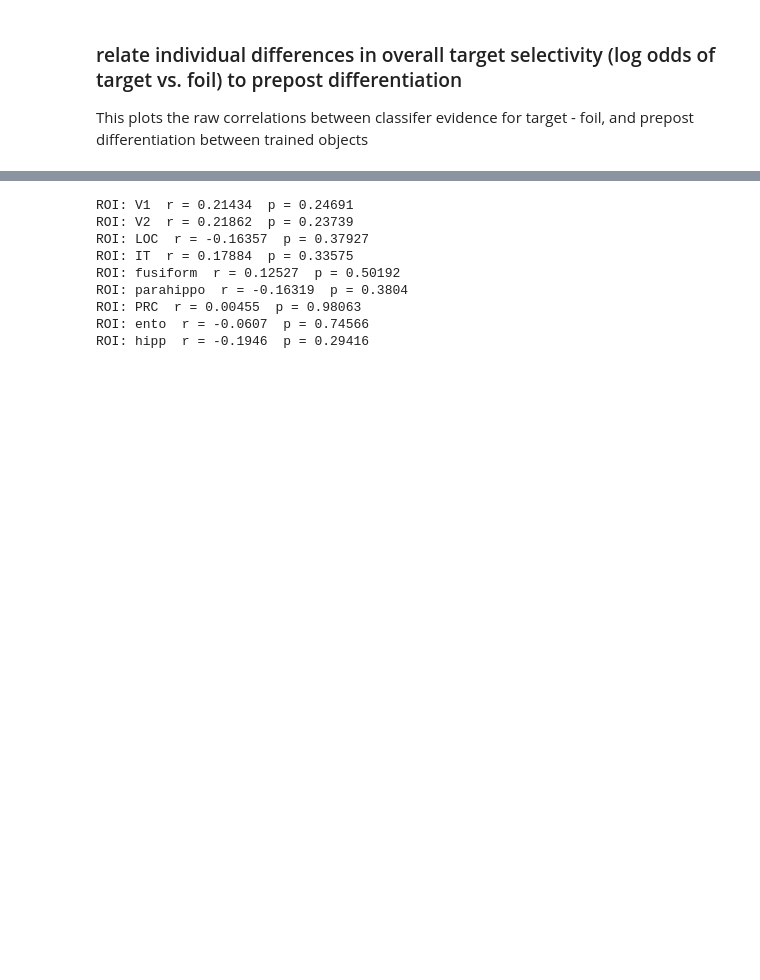
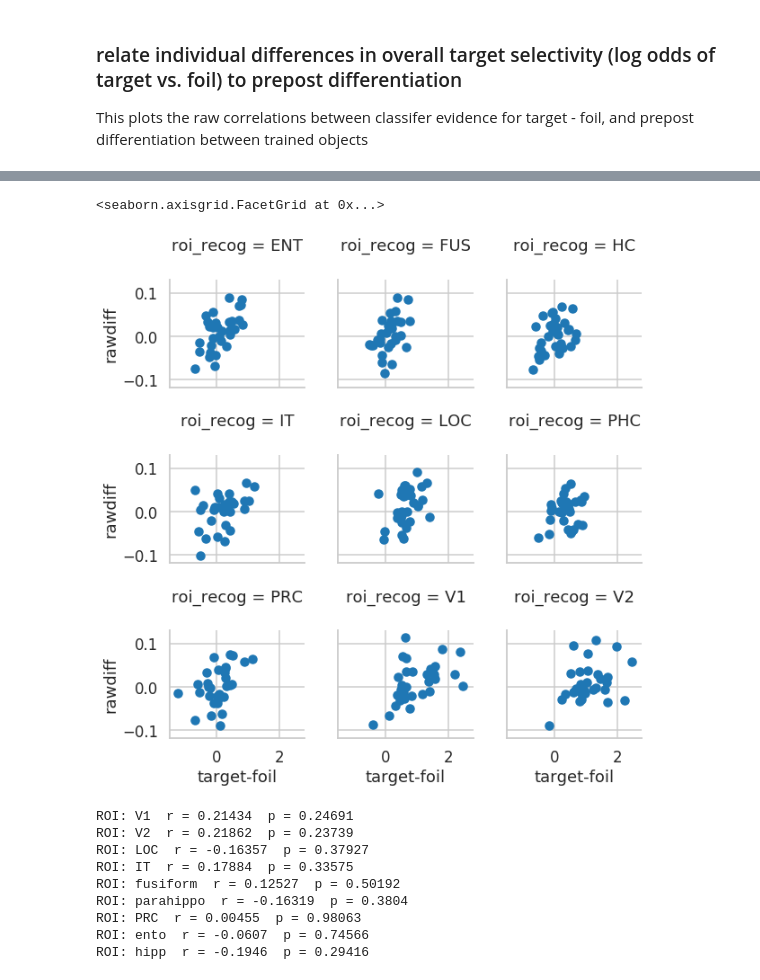
Before and after one commit to cogtoolslab/neurosketch, a Jupyter notebook: ipynb/golden/3_relate_drawing_training_and_recog_prepost.ipynb, the cells around one changed output, grey strips where cells are left out. Drawn from its saved outputs; the diff is of its cells as text; code cells hidden in the pictures; blank space fills up the shorter version.

```diff
--- a/ipynb/golden/3_relate_drawing_training_and_recog_prepost.ipynb
+++ b/ipynb/golden/3_relate_drawing_training_and_recog_prepost.ipynb
@@ -79,0 +77,21 @@ prepost.head()
+# %%
+## load in version of prepost that
+prepost = pd.read_csv(os.path.join(results_dir,'prepost_recog_probs.csv'))
+x = prepost[prepost['trained']==True].groupby(['roi_formatted','subj','phase'])['target_prob_raw'].mean().reset_index()
+## split then splice together so that each row contains subject's own pre and post probs, then add raw prob difference column
+x2 = x[x['phase']=='pre'].reset_index().join(x[x['phase']=='post'].reset_index(),rsuffix='_post', lsuffix='_pre')
+x2['raw_diff_postpre'] = x2['target_prob_raw_post'] - x2['target_prob_raw_pre']
+# %%
+## get log probs and get log odds column
+x2['target_prob_pre'] = np.log(x2['target_prob_raw_pre'])
+x2['target_prob_post'] = np.log(x2['target_prob_raw_post'])
+x2['log_odds_postpre'] = x2['target_prob_post'] - x2['target_prob_pre']
+# %%
+## define new dataframe which just has the goods
+x3 = x2[['roi_formatted_pre','subj_pre','log_odds_postpre','raw_diff_postpre']]
+x3.columns = ['roi','sub','logodds','rawdiff']
+# %%
+## join the prepost recognition and production phase dataframes
+prepost = x3.sort_values(['roi','sub'])
+target_selection = target_selection.sort_values(['roi','sub']).reset_index(drop=True)
+joined = target_selection.join(prepost,rsuffix='_recog',lsuffix='_draw')
@@ -80,3 +111,10 @@ prepost.head()
+# %%
+sns.set_context('talk')
+g = sns.FacetGrid(joined, col='roi_recog',aspect=1,col_wrap=3)
+g.map(plt.scatter,'target-foil','rawdiff')
+# %% [output]
+<seaborn.axisgrid.FacetGrid at 0x...>
+[figure, added]
 # %%
 ## make dataframe to relate drawing contrast to recognition differentiation
 from matplotlib import rcParams
```
Also changed, not shown: parts of 4 cells of this notebook, 4 other files.
